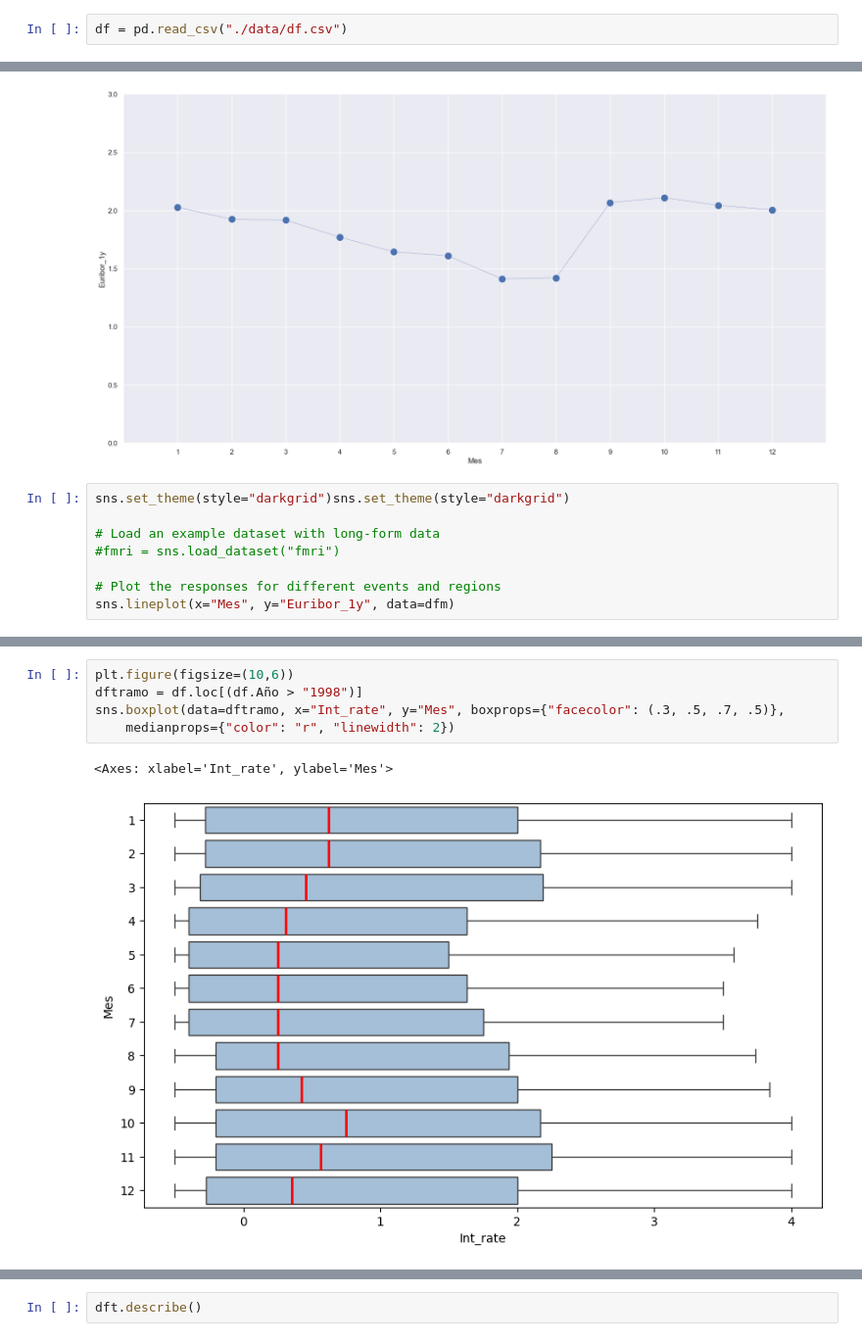
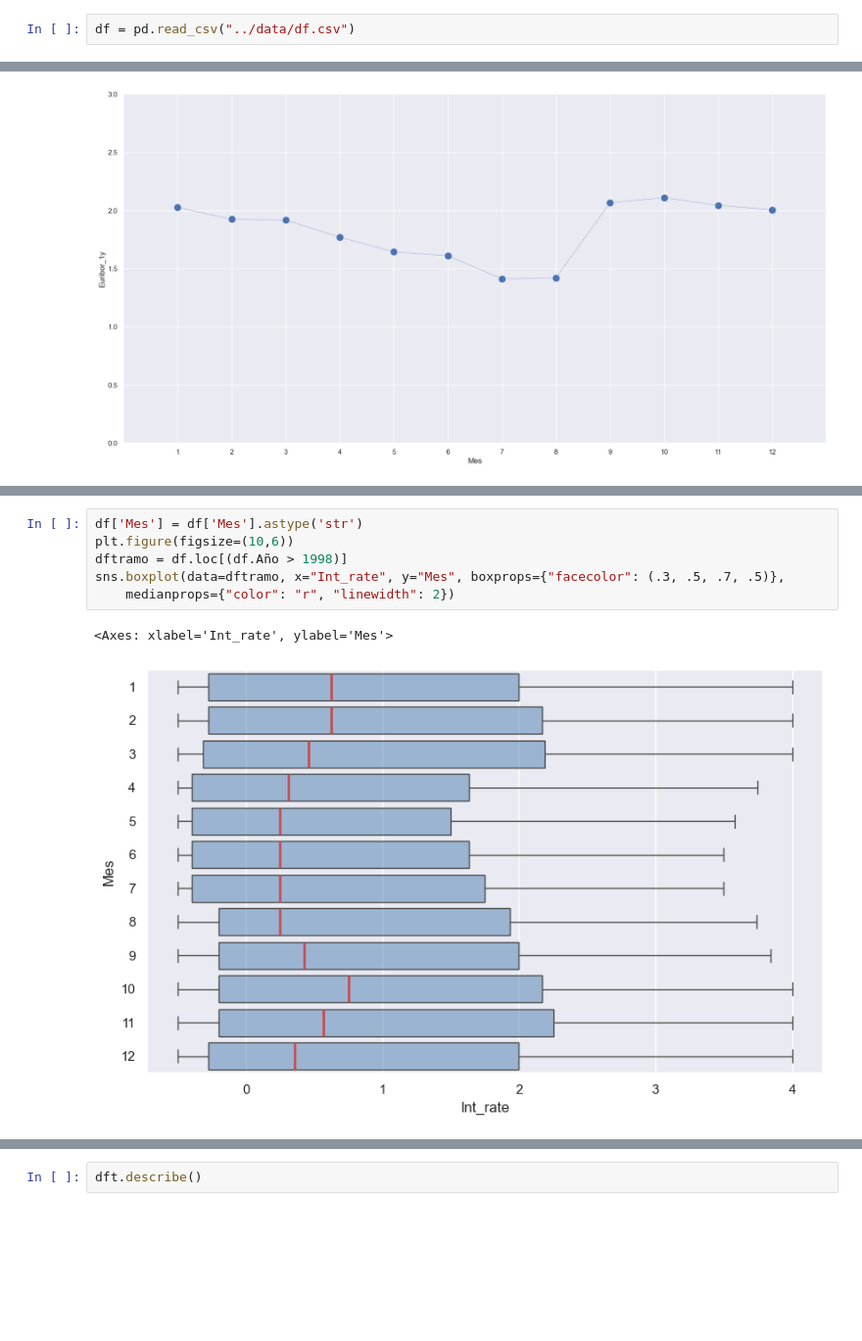
Before and after one commit to PIPM2001/EDA_Entrega, a Jupyter notebook: scr/notebooks/02-Analisis y gráficas.ipynb, the cells around one changed output, grey strips where cells are left out. Shown at 98% size. Saved outputs shown, nothing was run; the diff lists cells and outputs as text; blank space fills up the shorter version.

```diff
--- a/scr/notebooks/02-Analisis y gráficas.ipynb
+++ b/scr/notebooks/02-Analisis y gráficas.ipynb
@@ -8,5 +8,5 @@ import seaborn as sns
 # %% [markdown]
 # Importacion de dataframes
 # %%
-df = pd.read_csv("./data/df.csv")
+df = pd.read_csv("../data/df.csv")
 # %%
@@ -113,11 +100,3 @@ plt.xlim(0,13)
 plt.show()
 # %% [output]
 [figure]
-# %%
-sns.set_theme(style="darkgrid")sns.set_theme(style="darkgrid")
-
-# Load an example dataset with long-form data
-#fmri = sns.load_dataset("fmri")
-
-# Plot the responses for different events and regions
-sns.lineplot(x="Mes", y="Euribor_1y", data=dfm)
@@ -142,11 +118,12 @@ dfp.describe()
 # %%
+df['Mes'] = df['Mes'].astype('str')
 plt.figure(figsize=(10,6))
-dftramo = df.loc[(df.Año > "1998")]
+dftramo = df.loc[(df.Año > 1998)]
 sns.boxplot(data=dftramo, x="Int_rate", y="Mes", boxprops={"facecolor": (.3, .5, .7, .5)},
     medianprops={"color": "r", "linewidth": 2})
 # %% [output]
 <Axes: xlabel='Int_rate', ylabel='Mes'>
-[figure, old version]
+[figure, new version]
 # %%
 x_col= df["Int_rate"]
 y_col= df["Euribor_1y"]
```
Also changed, not shown: parts of 23 cells of this notebook, 1 other file.
